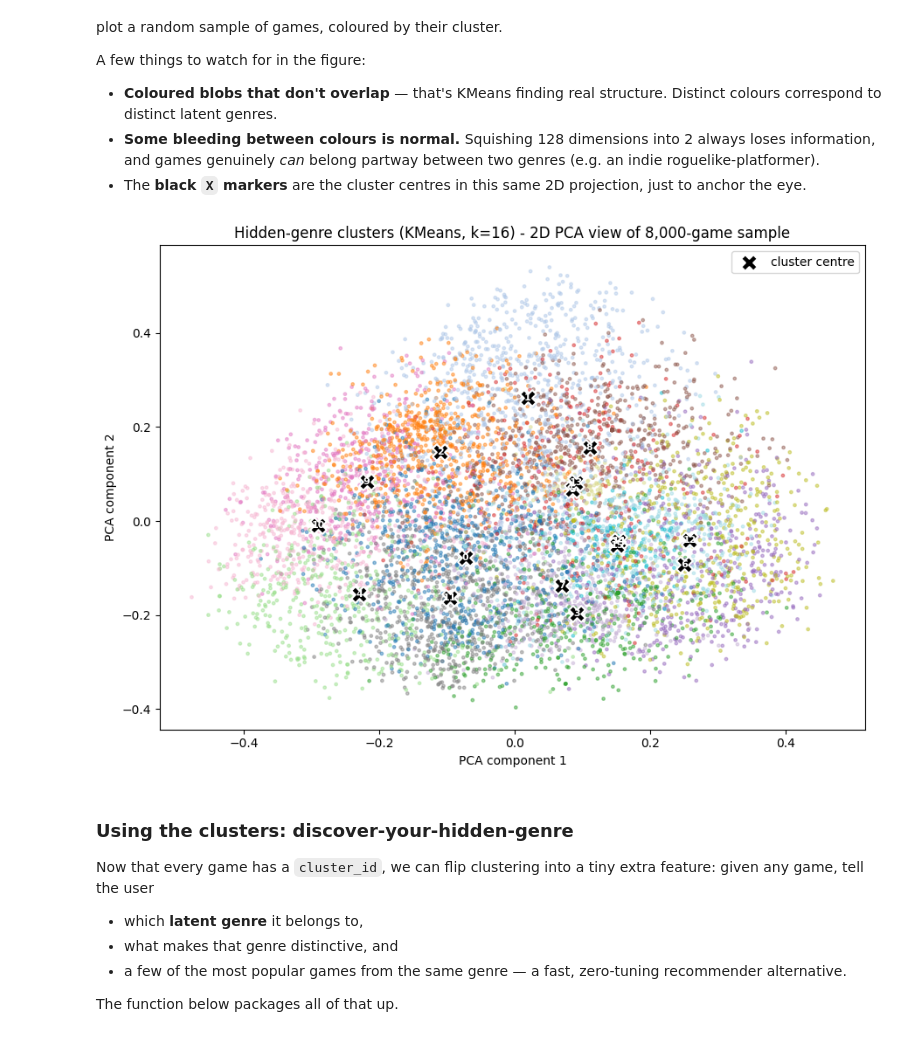
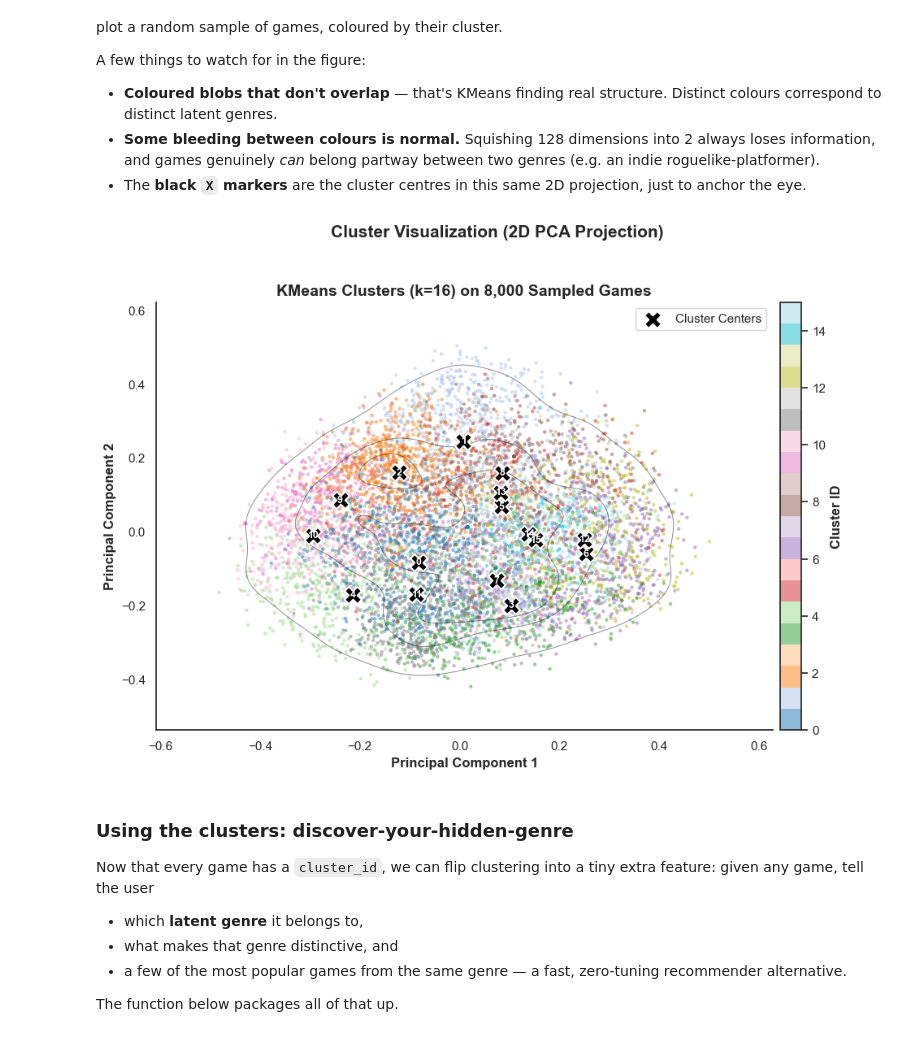
Before and after one commit to Atta-Ur-Rahman-Sheikh/GameRec-MLOps-Pipeline-ML-AI221, a Jupyter notebook: Game_Recommender_Simple.ipynb, the cells around one changed output. Cells and saved outputs as stored; diff of their text form; code cells hidden in the pictures.

```diff
--- a/Game_Recommender_Simple.ipynb
+++ b/Game_Recommender_Simple.ipynb
@@ -1267,7 +1552,10 @@ from sklearn.model_selection import train_test_split
 from sklearn.linear_model import LogisticRegression
 from sklearn.multiclass import OneVsRestClassifier
 from sklearn.metrics import (
-    precision_score, recall_score, f1_score, roc_auc_score,
+    precision_score,
+    recall_score,
+    f1_score,
+    roc_auc_score,
     classification_report,
 )
 
@@ -1275,7 +1563,8 @@ X = lsa_norm
 y = y_weak
 
 X_train, X_test, y_train, y_test = train_test_split(
-    X, y, test_size=0.20, random_state=42)
+    X, y, test_size=0.20, random_state=42
+)
 
 t0 = time.time()
 player_clf = OneVsRestClassifier(
@@ -1283,6 +1572,8 @@ player_clf = OneVsRestClassifier(
     n_jobs=-1,
 )
 player_clf.fit(X_train, y_train)
-print(f"Trained in {time.time()-t0:.1f}s on {len(X_train):,} games "
-      f"({len(X_test):,} held out for test).")
+print(
+    f"Trained in {time.time()-t0:.1f}s on {len(X_train):,} games "
+    f"({len(X_test):,} held out for test)."
+)
 # %% [output]
@@ -1917,8 +2344,9 @@ for k in k_candidates:
     labels = km.fit_predict(X_clu)
     sil = silhouette_score(X_clu[sample_idx], labels[sample_idx])
     sil_scores.append(sil)
-    print(f"  k = {k:2d}   silhouette = {sil:.4f}   "
-          f"(fit took {time.time()-t0:.1f}s)")
+    print(
+        f"  k = {k:2d}   silhouette = {sil:.4f}   " f"(fit took {time.time()-t0:.1f}s)"
+    )
 
 best_k = k_candidates[int(np.argmax(sil_scores))]
 print(f"\nBest k by silhouette: {best_k}")
@@ -2082,38 +2519,82 @@ A few things to watch for in the figure:
 # %%
 from sklearn.decomposition import PCA
 
 # Plotting 79K points is overkill and just paints a blob; subsample.
+sns.set_theme(style="white")
+plt.rcParams.update({"font.size": 11, "axes.titlesize": 14, "axes.labelsize": 12})
+
+# Subsample
 viz_n = 8000
 viz_idx = rng.choice(len(X_clu), size=viz_n, replace=False)
 
+# PCA
 pca = PCA(n_components=2, random_state=42)
 xy = pca.fit_transform(X_clu[viz_idx])
 centres_2d = pca.transform(kmeans.cluster_centers_)
 
-fig, ax = plt.subplots(figsize=(9, 6.5))
-sc = ax.scatter(
-    xy[:, 0], xy[:, 1],
-    c=catalog["cluster_id"].to_numpy()[viz_idx],
-    cmap="tab20", s=6, alpha=0.45,
+cluster_ids = catalog["cluster_id"].to_numpy()[viz_idx]
+
+fig, ax = plt.subplots(figsize=(10, 7))
+fig.suptitle(
+    "Cluster Visualization (2D PCA Projection)", fontsize=15, fontweight="bold"
 )
+
+# Scatter (better separation using seaborn)
+scatter = ax.scatter(
+    xy[:, 0], xy[:, 1], c=cluster_ids, cmap="tab20", s=10, alpha=0.5, linewidth=0
+)
+
+# Add soft cluster density (this is key improvement)
+sns.kdeplot(
+    x=xy[:, 0], y=xy[:, 1], levels=4, color="black", linewidths=0.8, alpha=0.4, ax=ax
+)
+
+# Plot cluster centers
 ax.scatter(
-    centres_2d[:, 0], centres_2d[:, 1],
-    marker="X", s=180, c="black", edgecolor="white", linewidth=1.5,
-    label="cluster centre",
+    centres_2d[:, 0],
+    centres_2d[:, 1],
+    marker="X",
+    s=230,
+    c="black",
+    edgecolor="white",
+    linewidth=1.5,
+    label="Cluster Centers",
+    zorder=5,
 )
+
+# Label centers clearly
 for cid, (cx, cy) in enumerate(centres_2d):
-    ax.annotate(str(cid), (cx, cy), color="white",
-                ha="center", va="center", fontsize=8, fontweight="bold")
+    ax.text(
+        cx,
+        cy,
+        str(cid),
+        color="white",
+        ha="center",
+        va="center",
+        fontsize=9,
+        fontweight="bold",
+        zorder=6,
+    )
 
-ax.set_xlabel("PCA component 1")
-ax.set_ylabel("PCA component 2")
-ax.set_title(f"Hidden-genre clusters (KMeans, k={best_k}) - 2D PCA view of "
-             f"{viz_n:,}-game sample")
-ax.legend(loc="upper right")
-plt.tight_layout()
+# Labels
+ax.set_xlabel("Principal Component 1", fontweight="bold")
+ax.set_ylabel("Principal Component 2", fontweight="bold")
+ax.set_title(
+    f"KMeans Clusters (k={best_k}) on {viz_n:,} Sampled Games", fontweight="bold"
+)
+
+# Clean look
+sns.despine()
+
+# Optional colorbar (very useful for interpretation)
+cbar = plt.colorbar(scatter, ax=ax, pad=0.01)
+cbar.set_label("Cluster ID", fontweight="bold")
+
+ax.legend(frameon=True)
+plt.tight_layout(rect=[0, 0, 1, 0.95])
 plt.show()
 # %% [output]
-[figure, old version]
+[figure, new version]
 # %% [markdown]
 ### Using the clusters: discover-your-hidden-genre
 
```
Also changed, not shown: parts of 38 cells of this notebook, 1 other file.
